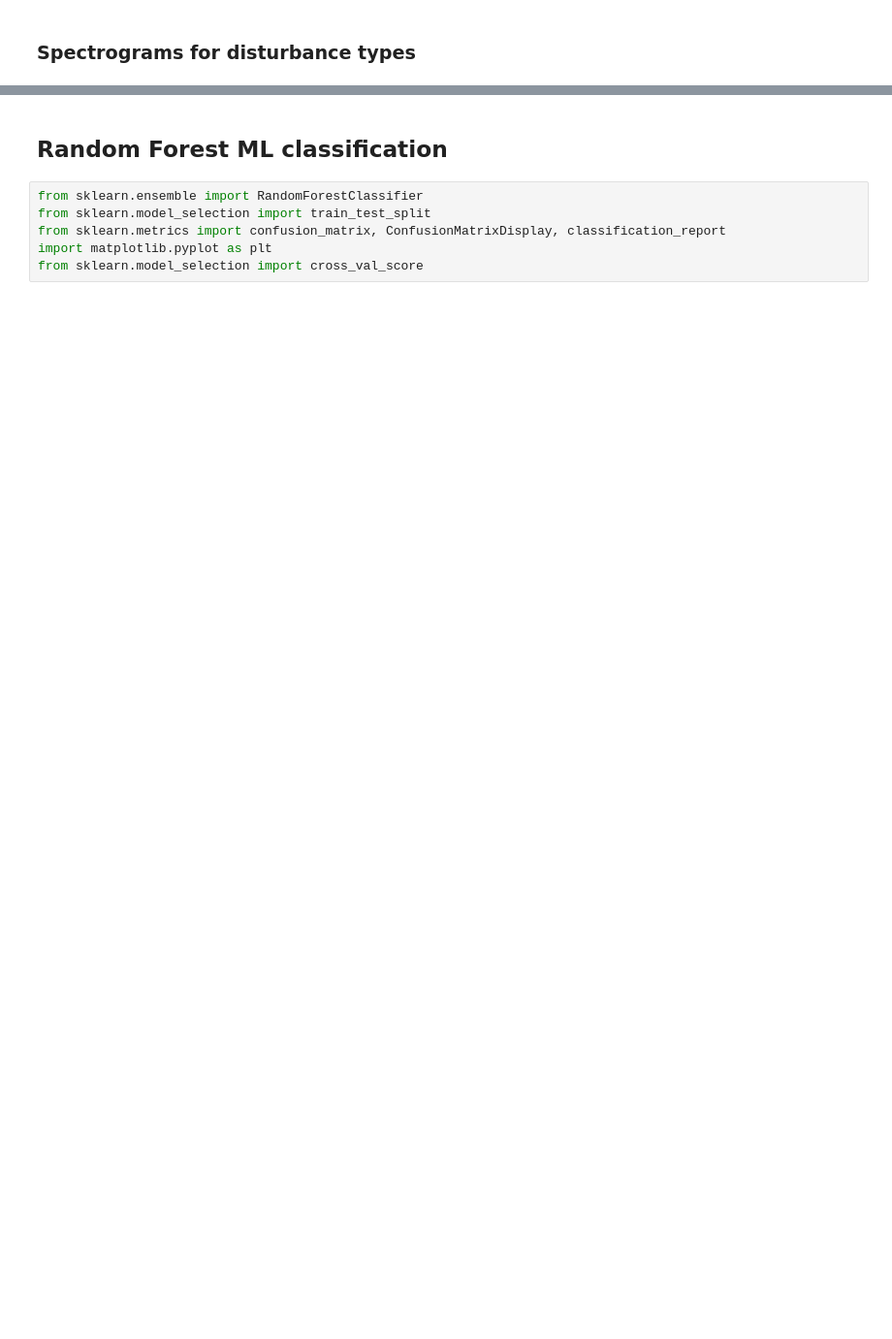
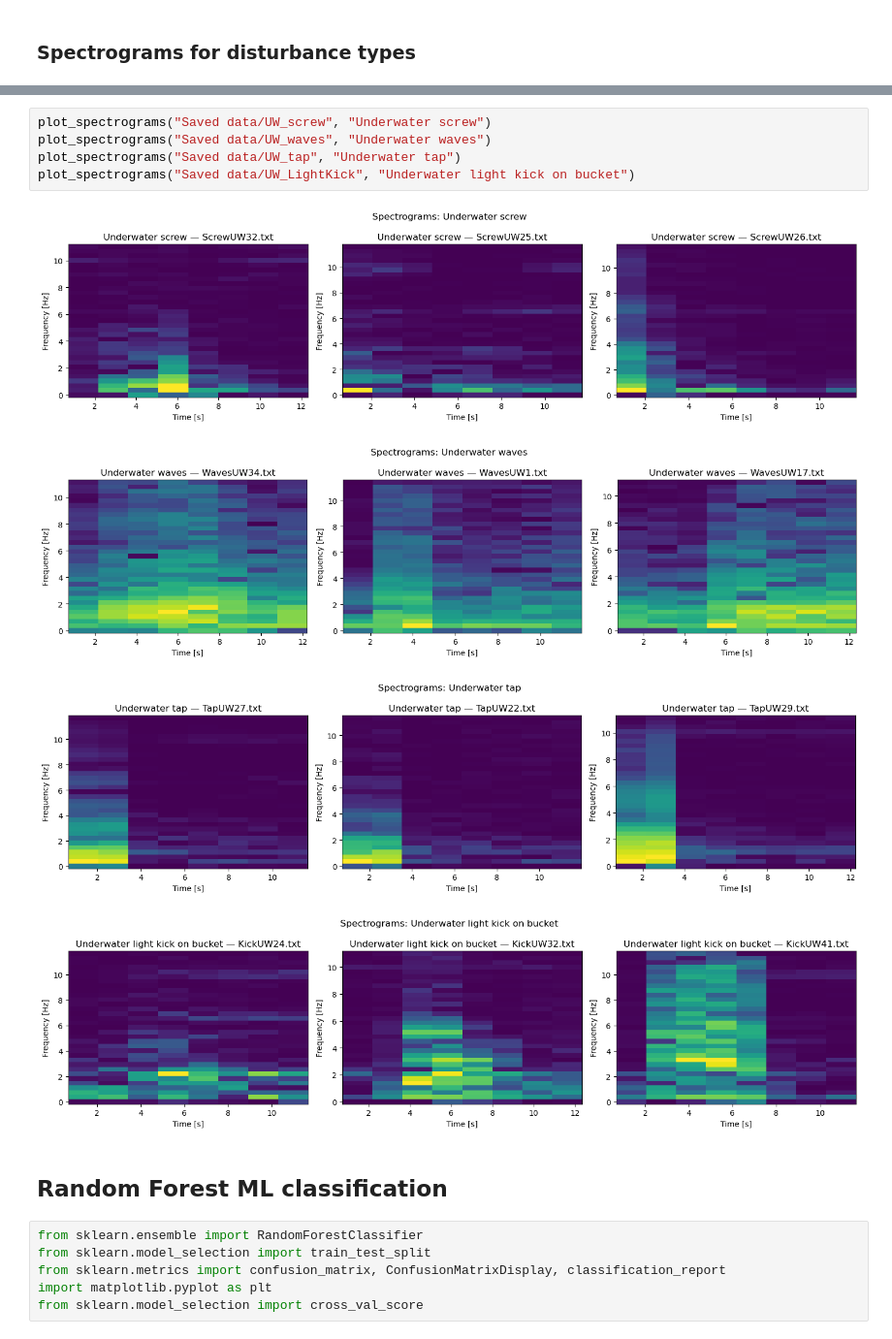
Before and after one commit to leac-1/Fagprojekt-ML, a Jupyter notebook: ML for classification/UW_UG_analysis.ipynb, the cells around one changed output, grey strips where cells are left out. Shown at 97% size. Cells and saved outputs as stored; diff of their text form; blank space fills up the shorter version.

```diff
--- a/ML for classification/UW_UG_analysis.ipynb
+++ b/ML for classification/UW_UG_analysis.ipynb
@@ -123,3 +117,13 @@ plot_spectrograms("Saved data/UW_tap", "Underwater tap")
+# %%
+plot_spectrograms("Saved data/UW_screw", "Underwater screw")
+plot_spectrograms("Saved data/UW_waves", "Underwater waves")
+plot_spectrograms("Saved data/UW_tap", "Underwater tap")
+plot_spectrograms("Saved data/UW_LightKick", "Underwater light kick on bucket")
+# %% [output]
+[figure, added]
+[figure, added]
+[figure, added]
+[figure, added]
 # %% [markdown]
 ## Random Forest ML classification
 # %%
```
Also changed, not shown: parts of 9 cells of this notebook, 10 other files.
